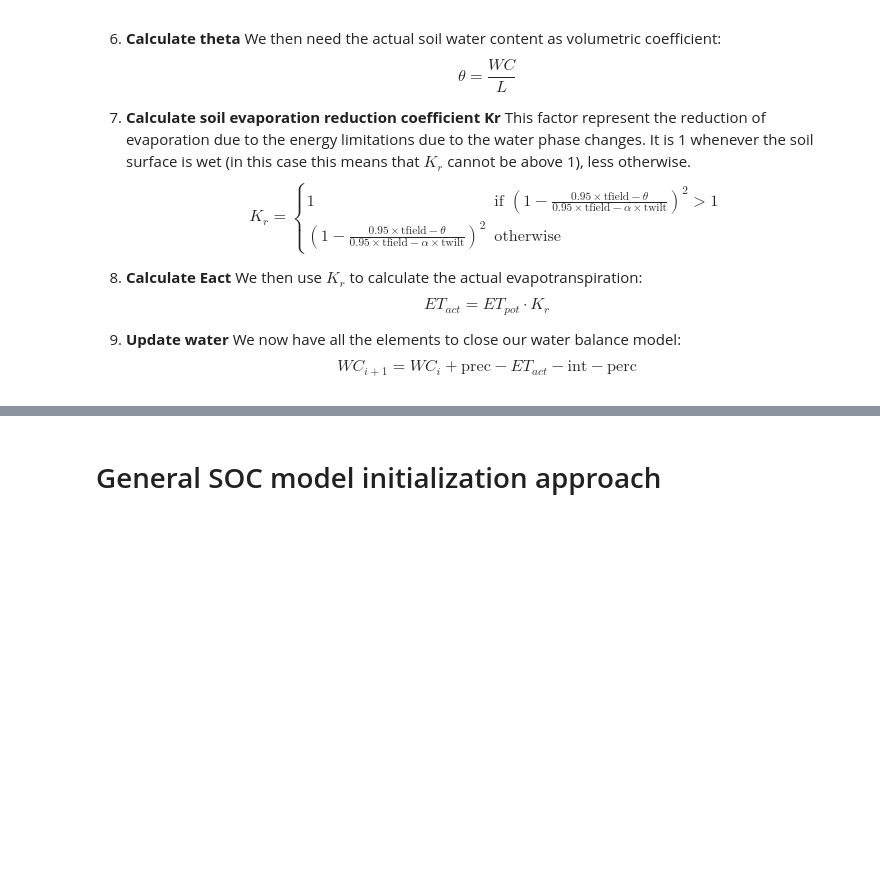
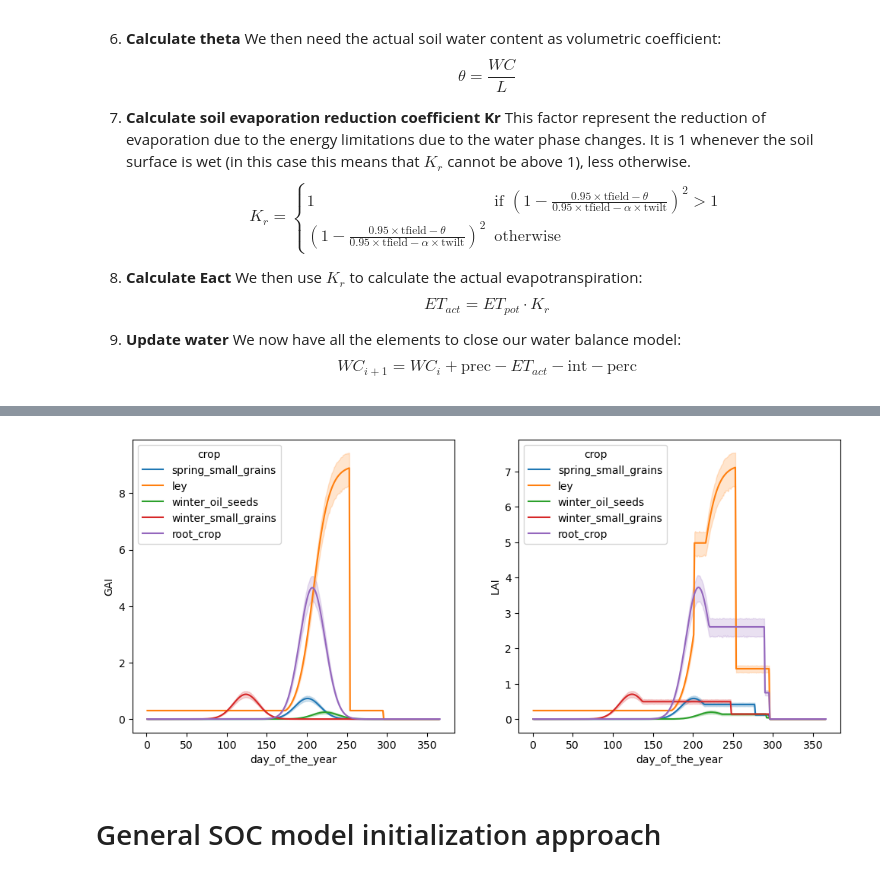
Before and after one commit to BBenyamini/SweSOC_Py, a Jupyter notebook: functional_notebook.ipynb, the cells around one changed output, grey strips where cells are left out. Drawn from its saved outputs; the diff is of its cells as text; code cells hidden in the pictures; blank space fills up the shorter version.

```diff
--- a/functional_notebook.ipynb
+++ b/functional_notebook.ipynb
@@ -508,0 +517,100 @@ $$WC_{i+1} = WC_i + \text{prec} - ET_{act} - \text{int} - \text{perc}$$
+# %%
+def is_leap_year(year):
+    return year % 4 == 0 and (year % 100 != 0 or year % 400 == 0)
+
+def calculate_GAImax(yield_val, crop):
+    if crop == "root_crop":
+        LAImax_vec = np.array([4.9, 6.5, 5.4])
+        yield_vec = np.array([5317, 8080, 8031])
+        return min(5.6, (1 / 0.8) * np.mean(LAImax_vec / yield_vec) * (1 / 0.75) * yield_val)
+    if crop == "fodder":
+        return min(10, 0.0004615385 * yield_val)
+    if crop == "fodder_maize":
+        return min(10, (1 / 0.8) * 0.000533 * yield_val)
+    if crop == "ley":
+        return min(10, 0.0018 * yield_val)
+    return 0.0129 * (yield_val / 1000) ** 2 + 0.1964 * (yield_val / 1000)
+
+# Example usage
+yield_val = 8000  # example yield value in kg/ha
+crop = "root_crop"  # example crop type
+GAI_max = calculate_GAImax(yield_val, crop)
+print(f"GAI_max for {crop} with yield {yield_val} is {GAI_max}")
+
+def GAI_optimized(yield_vals, crops, years, variances, seedings, harvests, tillages, minimum_covers, yield2=None, harvest2=None):
+    GAI_list = []
+    LAI_list = []
+    crop_list = ["spring_small_grains", "spring_oil_seeds", "winter_small_grains", "winter_oil_seeds", "root_crop"]
+
+    for j in range(len(yield_vals)):
+        if pd.isna(years[j]):
+            raise ValueError(f"Problem with year number {j}, it results {years[j]}")
+
+        days_in_year = 366 if is_leap_year(years[j]) else 365
+        day_seq = np.arange(1, days_in_year + 1)
+        GAImax = calculate_GAImax(yield_vals[j], crops[j])
+        GAI = np.zeros(len(day_seq))
+
+        if crops[j] in crop_list:
+            middle = seedings[j] + (harvests[j] - seedings[j]) / 2
+            middle = int(middle)
+            GAI = np.where(day_seq >= seedings[j], GAImax * np.exp(-((day_seq - middle) ** 2) / (2 * variances[j])), 0)
+            if crops[j] == "root_crop":
+                GAI[day_seq > harvests[j]] = 0
+        elif crops[j] in ["fodder", "fodder_maize", "ley"]:
+            for i in range(len(day_seq)):
+                if day_seq[i] > seedings[j]:
+                    GAI[i] = GAImax / (1 + np.exp(-((day_seq[i] - seedings[j]) - (harvests[j] - seedings[j]) / 2) / 10))
+                if day_seq[i] > harvests[j]:
+                    GAI[i] = 0
+            if crops[j] == "ley" and yield2 is not None and harvest2[j] != 0:
+                GAImax2 = min(10, 0.0018 * yield2[j])
+                for i in range(harvests[j], len(day_seq)):
+                    if day_seq[i] < harvest2[j]:
+                        GAI[i] = GAImax2 / (1 + np.exp(-((day_seq[i] - harvests[j]) - (harvest2[j] - harvests[j]) / 2) / 10))
+                    else:
+                        GAI[i] = minimum_covers[j]
+
+        if crops[j] not in crop_list:
+            GAI = np.maximum(GAI, minimum_covers[j])
+
+        if not pd.isna(tillages[j]):
+            GAI[int(tillages[j]):] = 0
+
+        GAI_dates = [datetime(years[j], 1, 1) + timedelta(days=int(day)-1) for day in day_seq]
+        GAI_list.append(pd.DataFrame({'GAI': GAI, 'GAI_date': GAI_dates, 'crop': crops[j], 'yield': yield_vals[j]}))
+
+        LAI = GAI * 0.8
+        if crops[j] != "missing":
+            LAI[middle:harvests[j]] = np.maximum(LAI[middle:harvests[j]], np.max(LAI) * 0.7)
+            LAI[harvests[j]:int(tillages[j])] = np.max(LAI) * 0.2
+
+        LAI_list.append(pd.DataFrame({'LAI': LAI, 'GAI_date': GAI_dates, 'crop': crops[j], 'yield': yield_vals[j]}))
+
+    GAI_DF = pd.concat(GAI_list + LAI_list, ignore_index=True)
+    return GAI_DF
+
+# Example usage:
+df=pd.read_csv("Ekebo_field.csv")
+#define input variables
+yield_val=df.grain_dm_kg_ha
+crops=df.crop_id
+years=df.year
+variances=df.variance
+seedings=df.seeding
+harvests=df.harvest
+tillages=df.tillage
+minimum_covers=df.minimum_cover
+yield2=None
+harvest2=None
+
+result = GAI_optimized(yield_val, crops, years, variances, seedings, harvests, tillages, minimum_covers, yield2, harvest2)
+#create a new variables showing the day of the year
+result["day_of_the_year"]=result["GAI_date"].dt.day_of_year.tolist()
+# plot the GAI and LAI
+fig, axs=plt.subplots(nrows=1, ncols=2, figsize=[12,5])
+sns.lineplot(data=result, x="day_of_the_year", y="GAI",hue="crop",ax=axs[0])
+sns.lineplot(data=result, x="day_of_the_year", y="LAI", hue="crop" ,ax=axs[1])
+plt.show()
+# %% [output]
+[figure, added]
```
Also changed, not shown: parts of 6 cells of this notebook, 2 other files.
